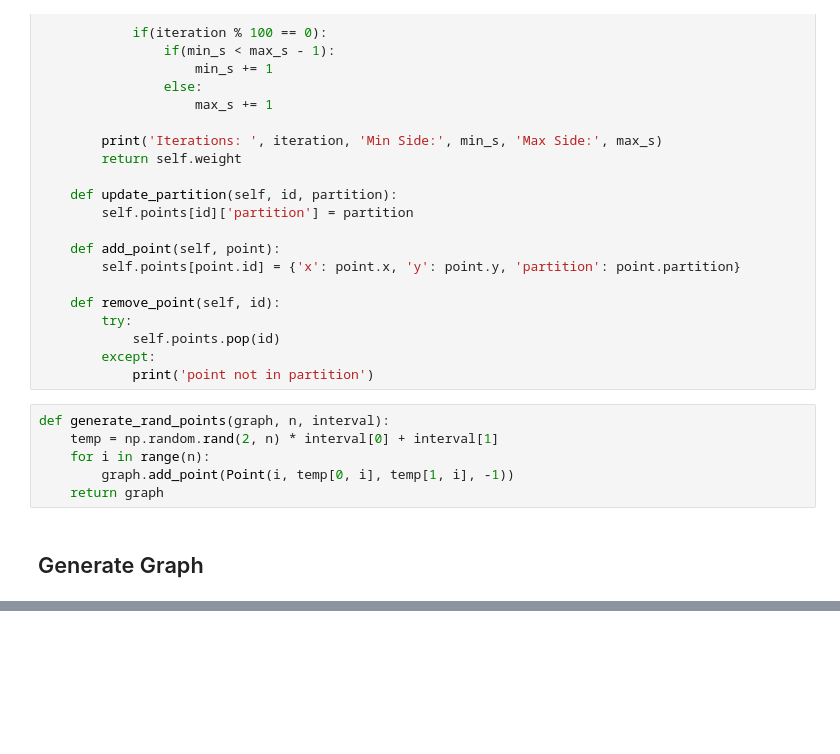
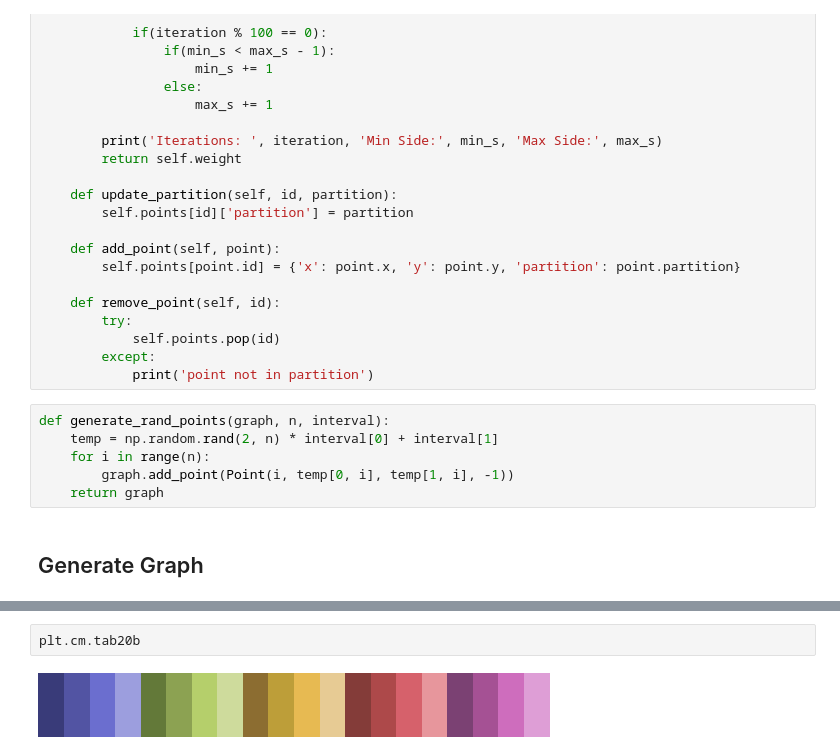
Before and after one commit to FelixFern/Graph-Partitioning-Optimization, a Jupyter notebook: Graph Partitioning.ipynb, the cells around one changed output, grey strips where cells are left out. Saved outputs shown, nothing was run; the diff lists cells and outputs as text; blank space fills up the shorter version.

```diff
--- a/Graph Partitioning.ipynb
+++ b/Graph Partitioning.ipynb
@@ -220,0 +253,4 @@ plt.show()
+# %%
+plt.cm.tab20b
+# %% [output]
+[figure, added]
```
Also changed, not shown: parts of 10 cells of this notebook.
